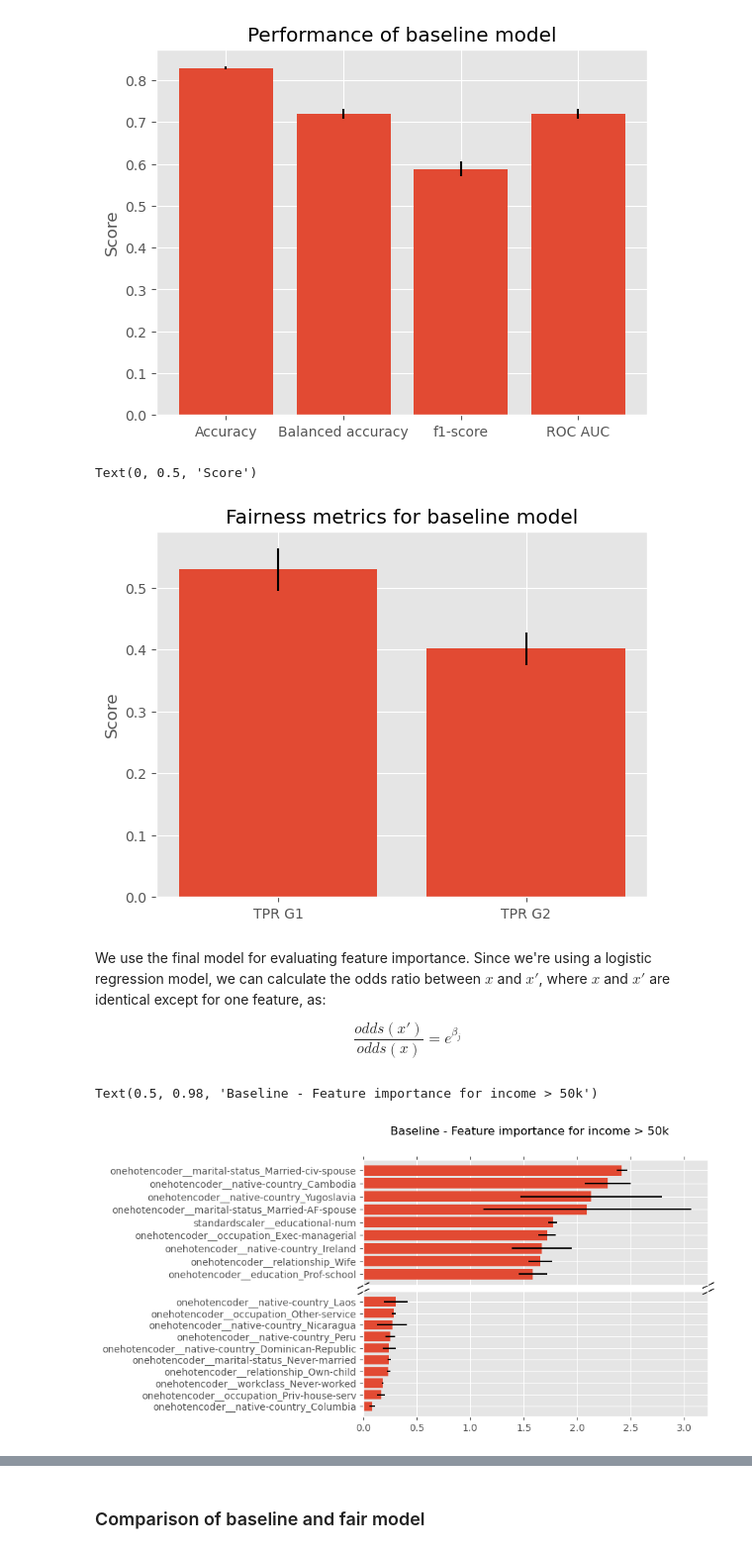
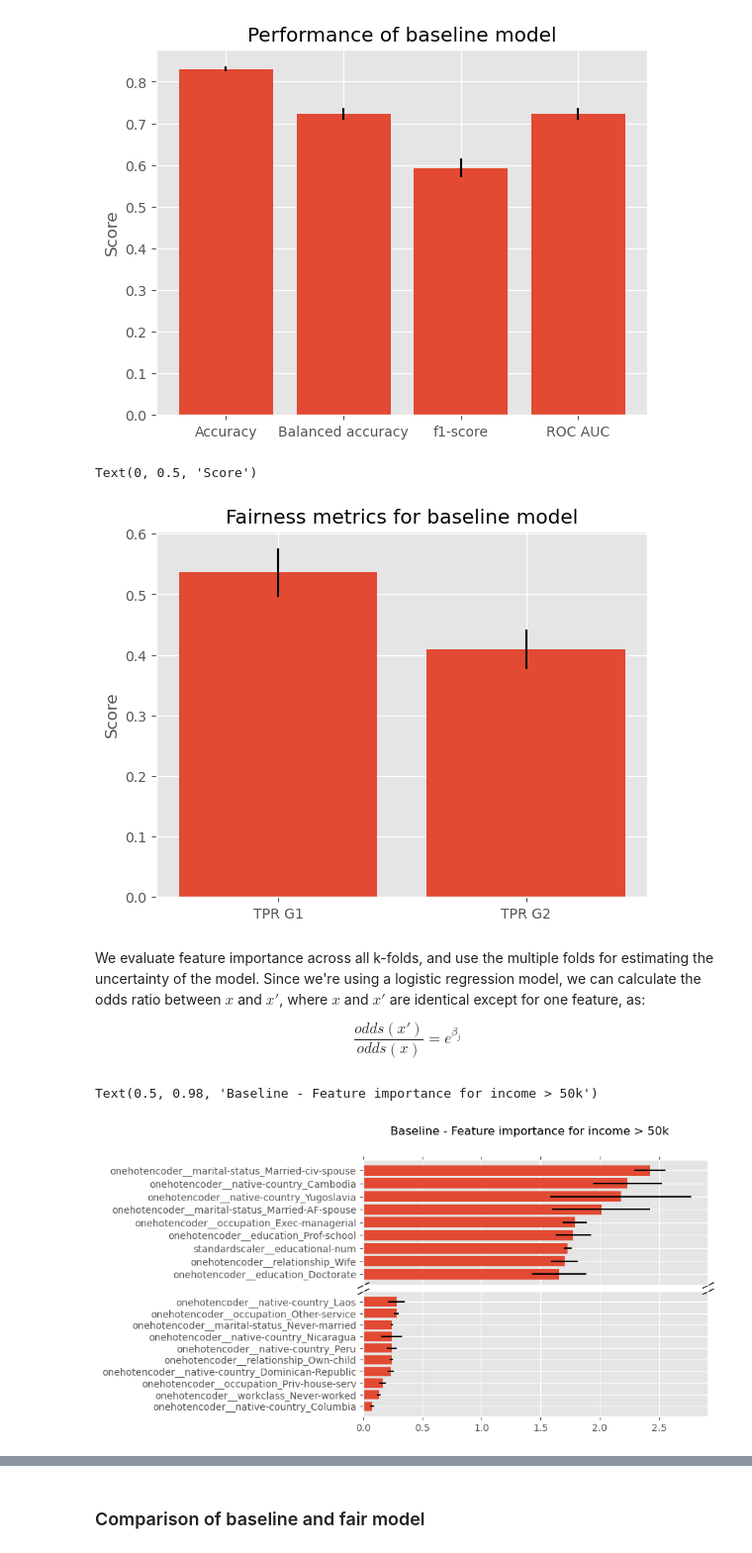
Before and after one commit to Marcus-Friis/afae-exam, a Jupyter notebook: notebook.ipynb, the cells around one changed output, grey strips where cells are left out. Shown at 99% size. Saved outputs shown, nothing was run; the diff lists cells and outputs as text; code cells hidden in the pictures.

```diff
--- a/notebook.ipynb
+++ b/notebook.ipynb
@@ -140,7 +149,7 @@ class KfoldTracker:
 # %%
 tracker_base = KfoldTracker()
 
-n_splits = 5
+n_splits = 10
 splits = KFold(n_splits=n_splits, shuffle=True, random_state=42)
 for fold, (train_idx, val_idx) in enumerate(splits.split(income_train)):
     train = income_train.iloc[train_idx]
@@ -200,11 +209,12 @@ fig, ax = plt.subplots()
 ax.bar(fairness_base.keys(), [v[0] for v in fairness_base.values()], yerr=[v[1] for v in fairness_base.values()])
 ax.set_title('Fairness metrics for baseline model')
 ax.set_ylabel('Score')
+savefig('baseline_fairness.svg')
 # %% [output]
 Text(0, 0.5, 'Score')
-[figure, old version]
+[figure, new version]
 # %% [markdown]
-We use the final model for evaluating feature importance. Since we're using a logistic regression model, we can calculate the odds ratio between $x$ and $x'$, where $x$ and $x'$ are identical except for one feature, as:
+We evaluate feature importance across all k-folds, and use the multiple folds for estimating the uncertainty of the model. Since we're using a logistic regression model, we can calculate the odds ratio between $x$ and $x'$, where $x$ and $x'$ are identical except for one feature, as:
 
 $$
 \frac{odds(x')}{odds(x)} = e^{\beta_j}
@@ -212,32 +222,32 @@ $$
 # %%
 def plot_feature_importance(feature_importance):
 
     means = np.array([value[0] for value in feature_importance.values()])
     stds = np.array([value[1] for value in feature_importance.values()])
     keys = np.array(list(feature_importance.keys()))
 
     fig, (ax1, ax2) = plt.subplots(2, sharex=True)
     fig.subplots_adjust(hspace=0.05)
     idx = np.argsort(means)
     idx = np.concatenate((idx[:10], idx[-10:]))
 
     ax1.barh(keys[idx[10:]], means[idx[10:]], xerr=stds[idx[10:]])
     ax2.barh(keys[idx[:10]], means[idx[:10]], xerr=stds[idx[:10]])
 
     ax1.xaxis.tick_top()
 
     d = .5
     kwargs = dict(marker=[(-1, -d), (1, d)], markersize=12,
                 linestyle="none", color='k', mec='k', mew=1, clip_on=False)
     ax1.plot([0, 1], [0, 0], transform=ax1.transAxes, **kwargs)
     ax2.plot([0, 1], [1, 1], transform=ax2.transAxes, **kwargs)
 
     return fig, (ax1, ax2)
 
 feature_importance_base = tracker_base.get_mean_feature_importance()
 fig, (ax1, ax2) = plot_feature_importance(feature_importance_base)
 fig.suptitle('Baseline - Feature importance for income > 50k')
-# savefig('baseline_feature_importance.svg')
+savefig('baseline_feature_importance.svg')
 # %% [output]
 Text(0.5, 0.98, 'Baseline - Feature importance for income > 50k')
-[figure, old version]
+[figure, new version]
```
Also changed, not shown: parts of 18 cells of this notebook.
